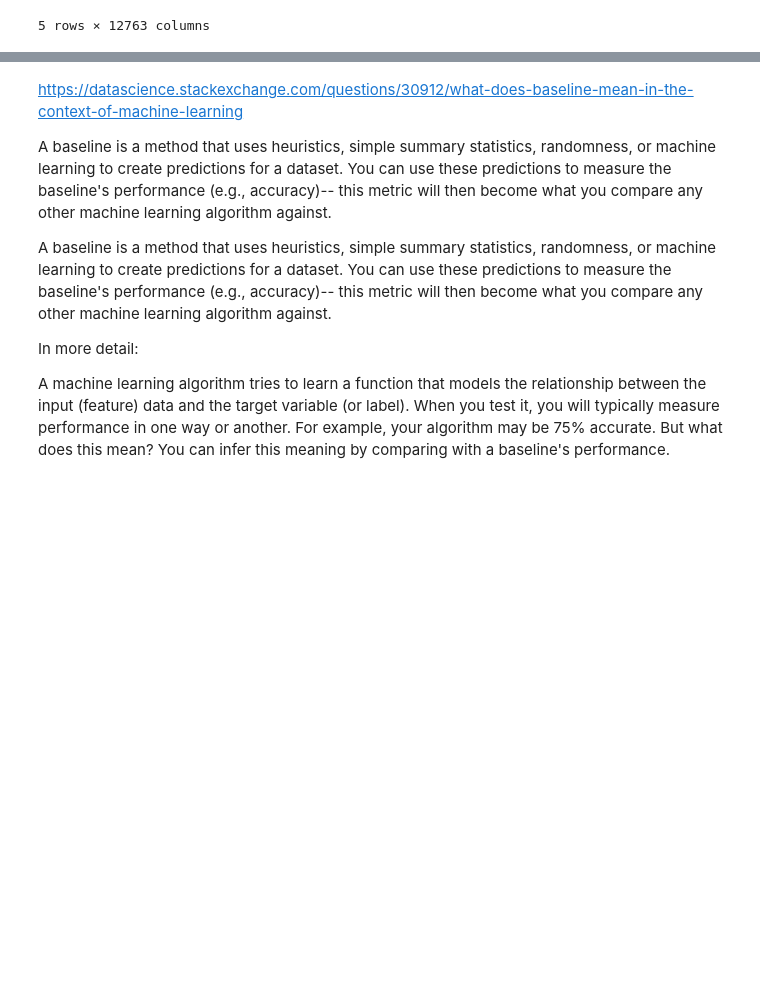
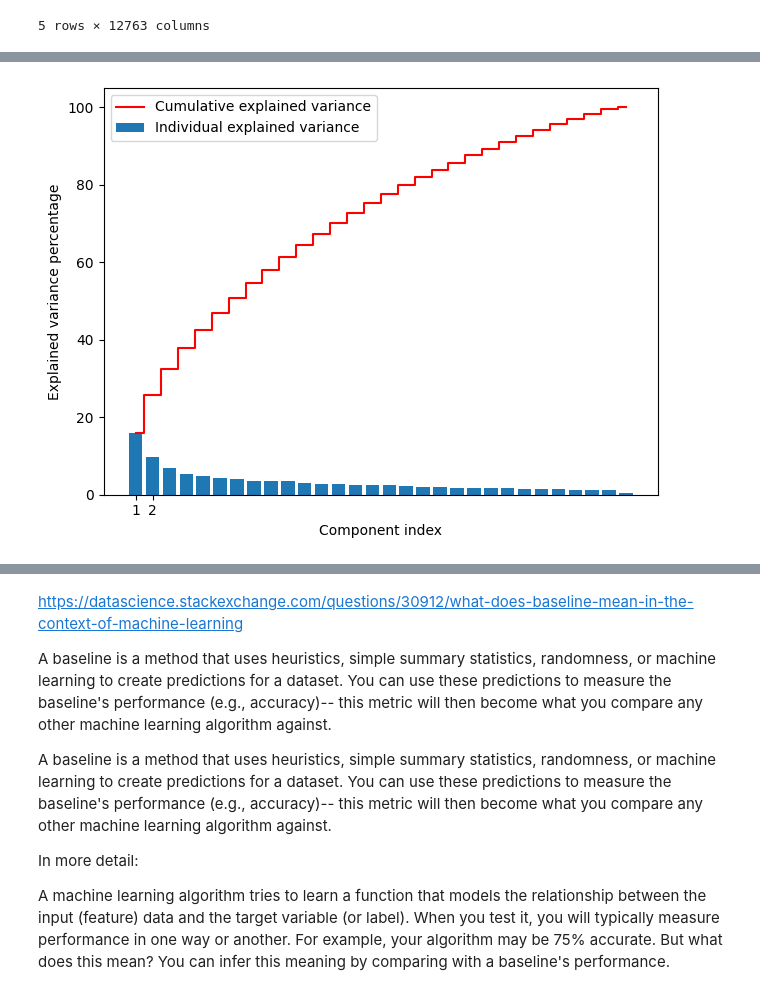
Before and after one commit to Thomasaujoux/food-classification, a Jupyter notebook: models/multinomial_naive_bayes.ipynb, the cells around one changed output, grey strips where cells are left out. Drawn from its saved outputs; the diff is of its cells as text; code cells hidden in the pictures; blank space fills up the shorter version.

```diff
--- a/models/multinomial_naive_bayes.ipynb
+++ b/models/multinomial_naive_bayes.ipynb
@@ -120,25 +163,27 @@ print('Variance explained:', exp_var)
 # %%
 import numpy as np
+from matplotlib import pyplot as plt
 
-lda = LinearDiscriminantAnalysis(n_components=None)
-X_lda = lda.fit(df_features, y)
+
 
 exp_var = lda.explained_variance_ratio_ * 100
 cum_exp_var = np.cumsum(exp_var)
 
-plt.bar(range(1, 32), exp_var, align='center',
+plt.bar(range(1, 31), exp_var, align='center',
         label='Individual explained variance')
 
-plt.step(range(1, 32), cum_exp_var, where='mid',
+plt.step(range(1, 31), cum_exp_var, where='mid',
          label='Cumulative explained variance', color='red')
 
 plt.ylabel('Explained variance percentage')
 plt.xlabel('Component index')
 plt.xticks(ticks=[1, 2])
 plt.legend(loc='best')
 plt.tight_layout()
 
 plt.savefig("Barplot_LDA.png")
+# %% [output]
+[figure, added]
 # %%
 import matplotlib.pyplot as plt
 plt.figure(figsize=[7, 5])
```
Also changed, not shown: parts of 13 cells of this notebook, 1 other file.
